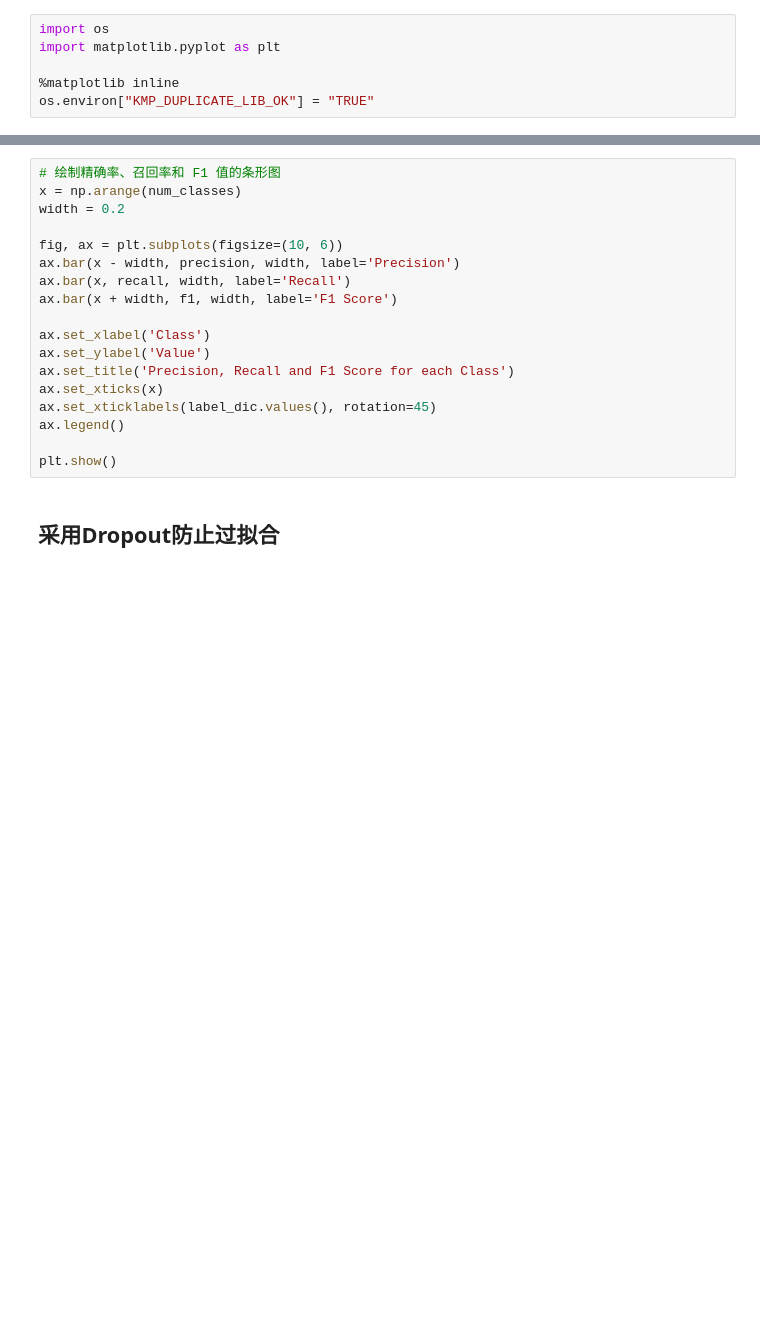
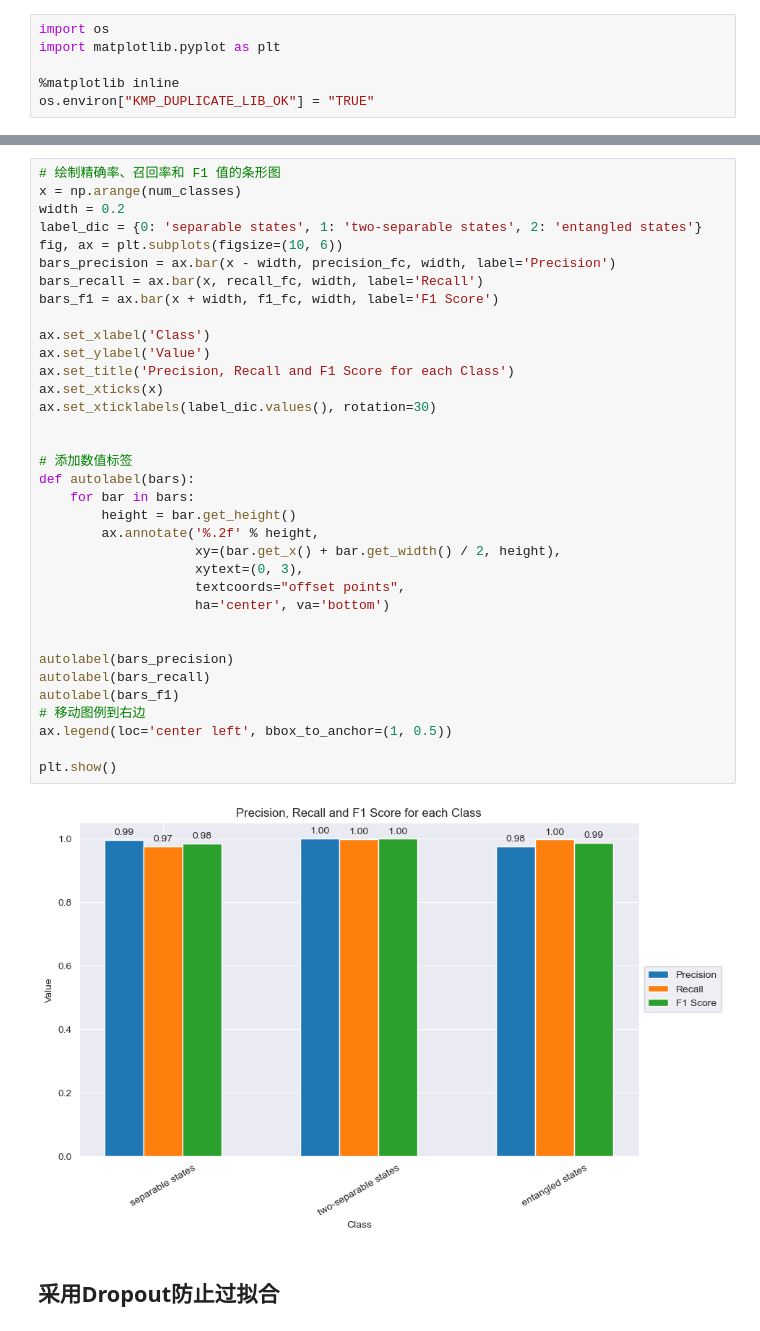
Before and after one commit to ehxu/MCNN-QCC, a Jupyter notebook: MCNN-QCC.ipynb, the cells around one changed output, grey strips where cells are left out. Saved outputs shown, nothing was run; the diff lists cells and outputs as text; blank space fills up the shorter version.

```diff
--- a/MCNN-QCC.ipynb
+++ b/MCNN-QCC.ipynb
@@ -345,21 +385,40 @@ plt.show()
 # %%
 # 绘制精确率、召回率和 F1 值的条形图
 x = np.arange(num_classes)
 width = 0.2
-
+label_dic = {0: 'separable states', 1: 'two-separable states', 2: 'entangled states'}
 fig, ax = plt.subplots(figsize=(10, 6))
-ax.bar(x - width, precision, width, label='Precision')
-ax.bar(x, recall, width, label='Recall')
-ax.bar(x + width, f1, width, label='F1 Score')
+bars_precision = ax.bar(x - width, precision_fc, width, label='Precision')
+bars_recall = ax.bar(x, recall_fc, width, label='Recall')
+bars_f1 = ax.bar(x + width, f1_fc, width, label='F1 Score')
 
 ax.set_xlabel('Class')
 ax.set_ylabel('Value')
 ax.set_title('Precision, Recall and F1 Score for each Class')
 ax.set_xticks(x)
-ax.set_xticklabels(label_dic.values(), rotation=45)
-ax.legend()
+ax.set_xticklabels(label_dic.values(), rotation=30)
+
+
+# 添加数值标签
+def autolabel(bars):
+    for bar in bars:
+        height = bar.get_height()
+        ax.annotate('%.2f' % height,
+                    xy=(bar.get_x() + bar.get_width() / 2, height),
+                    xytext=(0, 3),
+                    textcoords="offset points",
+                    ha='center', va='bottom')
+
+
+autolabel(bars_precision)
+autolabel(bars_recall)
+autolabel(bars_f1)
+# 移动图例到右边
+ax.legend(loc='center left', bbox_to_anchor=(1, 0.5))
 
 plt.show()
+# %% [output]
+[figure, added]
 # %% [markdown]
 ## 采用Dropout防止过拟合
 # %%
```
Also changed, not shown: parts of 26 cells of this notebook.
